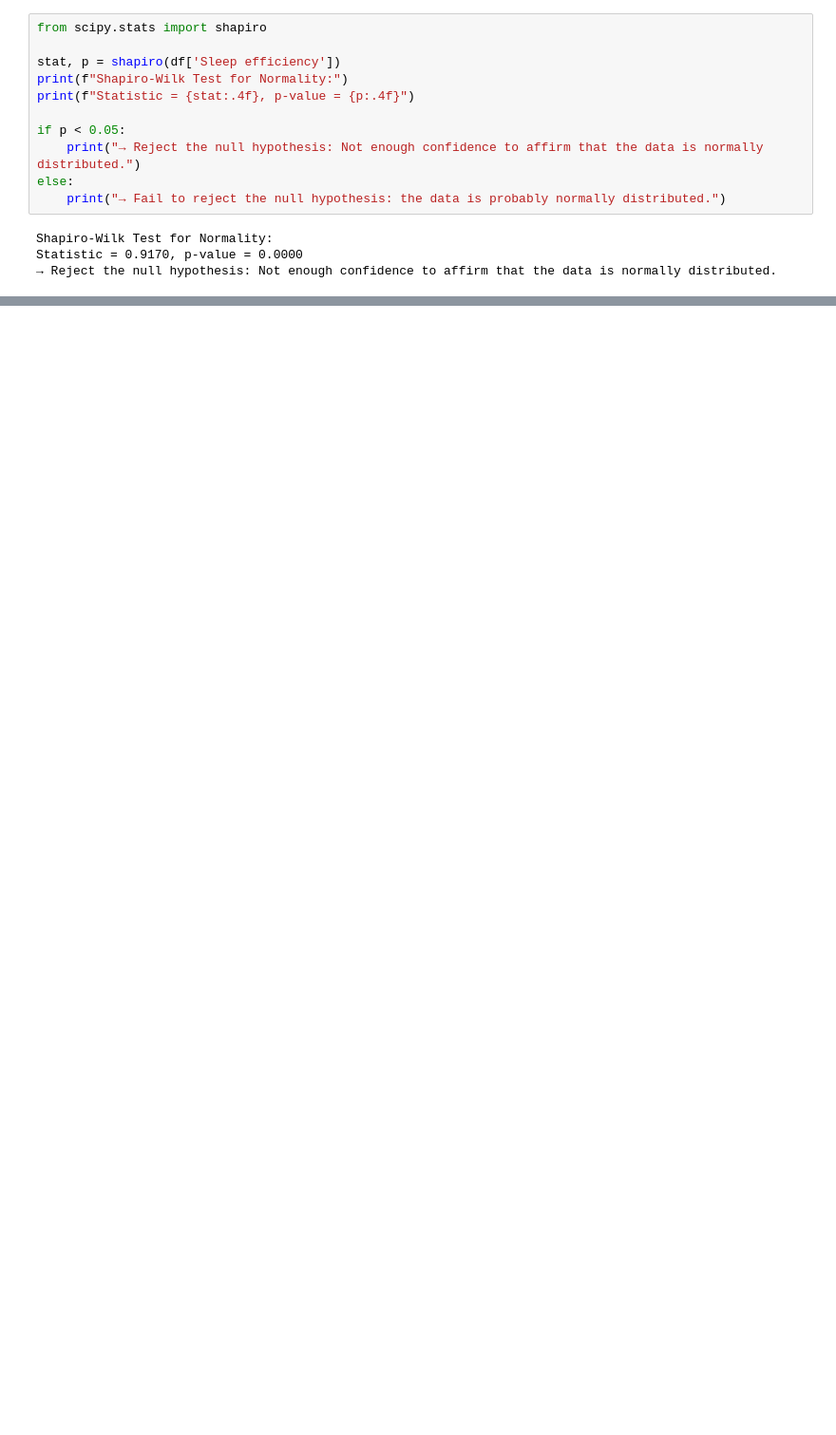
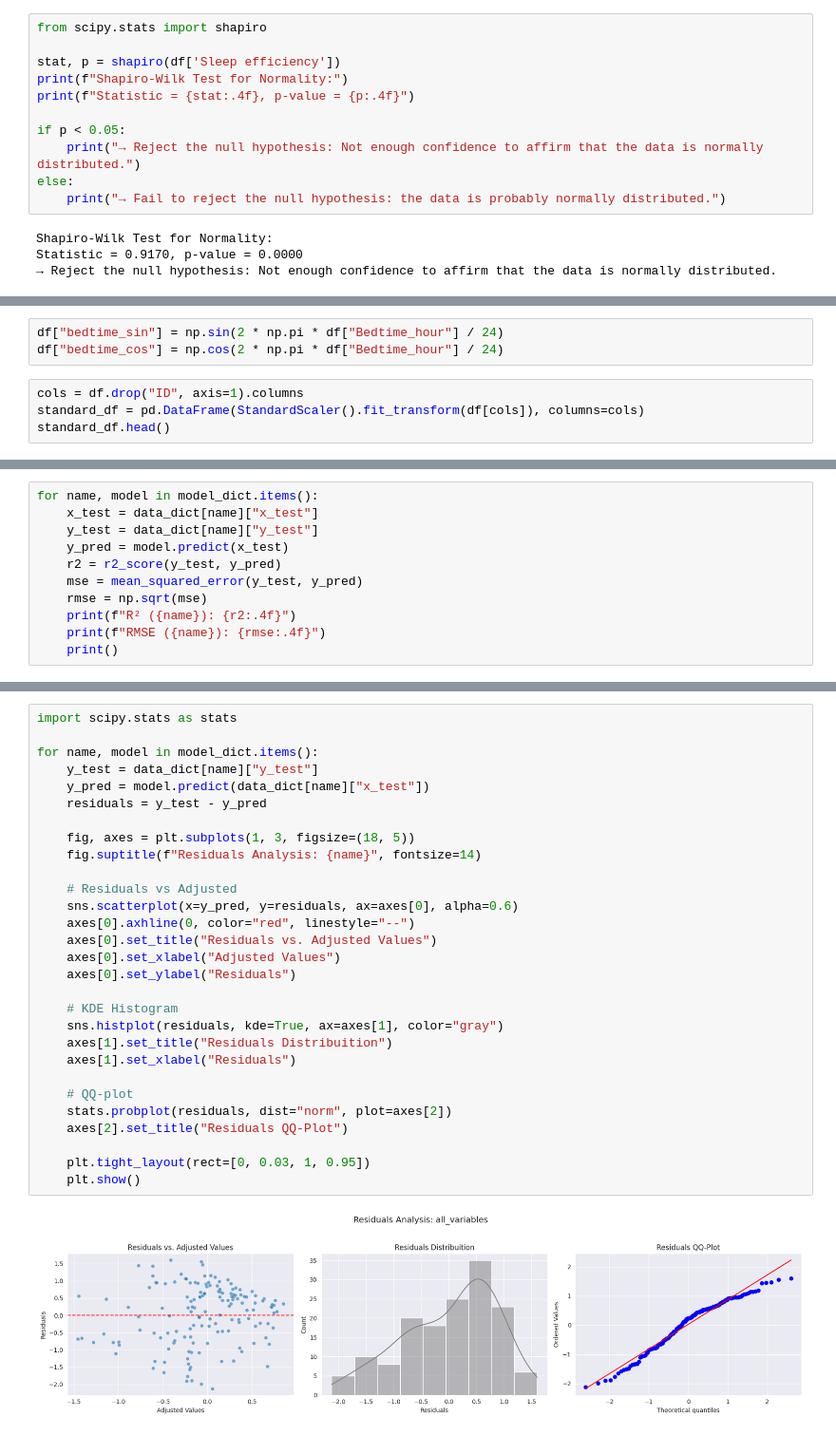
Before and after one commit to pedroaires/SleepHealth-Analysis-ML, a Jupyter notebook: notebooks/02_statistical_analysis.ipynb, the cells around one changed output, grey strips where cells are left out. Shown at 95% size. Cells and saved outputs as stored; diff of their text form; blank space fills up the shorter version.

Commit message:
Statistical analysis

```diff
--- a/notebooks/02_statistical_analysis.ipynb
+++ b/notebooks/02_statistical_analysis.ipynb
@@ -114,0 +240,7 @@ Statistic = 0.9170, p-value = 0.0000
+# %%
+df["bedtime_sin"] = np.sin(2 * np.pi * df["Bedtime_hour"] / 24)
+df["bedtime_cos"] = np.cos(2 * np.pi * df["Bedtime_hour"] / 24)
+# %%
+cols = df.drop("ID", axis=1).columns
+standard_df = pd.DataFrame(StandardScaler().fit_transform(df[cols]), columns=cols)
+standard_df.head()
@@ -114,0 +317,11 @@ Statistic = 0.9170, p-value = 0.0000
+# %%
+for name, model in model_dict.items():
+    x_test = data_dict[name]["x_test"]
+    y_test = data_dict[name]["y_test"]
+    y_pred = model.predict(x_test)
+    r2 = r2_score(y_test, y_pred)
+    mse = mean_squared_error(y_test, y_pred)
+    rmse = np.sqrt(mse)
+    print(f"R² ({name}): {r2:.4f}")
+    print(f"RMSE ({name}): {rmse:.4f}")
+    print()
@@ -114,0 +338,31 @@ Statistic = 0.9170, p-value = 0.0000
+# %%
+import scipy.stats as stats
+
+for name, model in model_dict.items():
+    y_test = data_dict[name]["y_test"]
+    y_pred = model.predict(data_dict[name]["x_test"])
+    residuals = y_test - y_pred
+
+    fig, axes = plt.subplots(1, 3, figsize=(18, 5))
+    fig.suptitle(f"Residuals Analysis: {name}", fontsize=14)
+
+    # Residuals vs Adjusted
+    sns.scatterplot(x=y_pred, y=residuals, ax=axes[0], alpha=0.6)
+    axes[0].axhline(0, color="red", linestyle="--")
+    axes[0].set_title("Residuals vs. Adjusted Values")
+    axes[0].set_xlabel("Adjusted Values")
+    axes[0].set_ylabel("Residuals")
+
+    # KDE Histogram
+    sns.histplot(residuals, kde=True, ax=axes[1], color="gray")
+    axes[1].set_title("Residuals Distribuition")
+    axes[1].set_xlabel("Residuals")
+
+    # QQ-plot
+    stats.probplot(residuals, dist="norm", plot=axes[2])
+    axes[2].set_title("Residuals QQ-Plot")
+
+    plt.tight_layout(rect=[0, 0.03, 1, 0.95])
+    plt.show()
+# %% [output]
+[figure, added]
```
Also changed, not shown: parts of 39 cells of this notebook.
